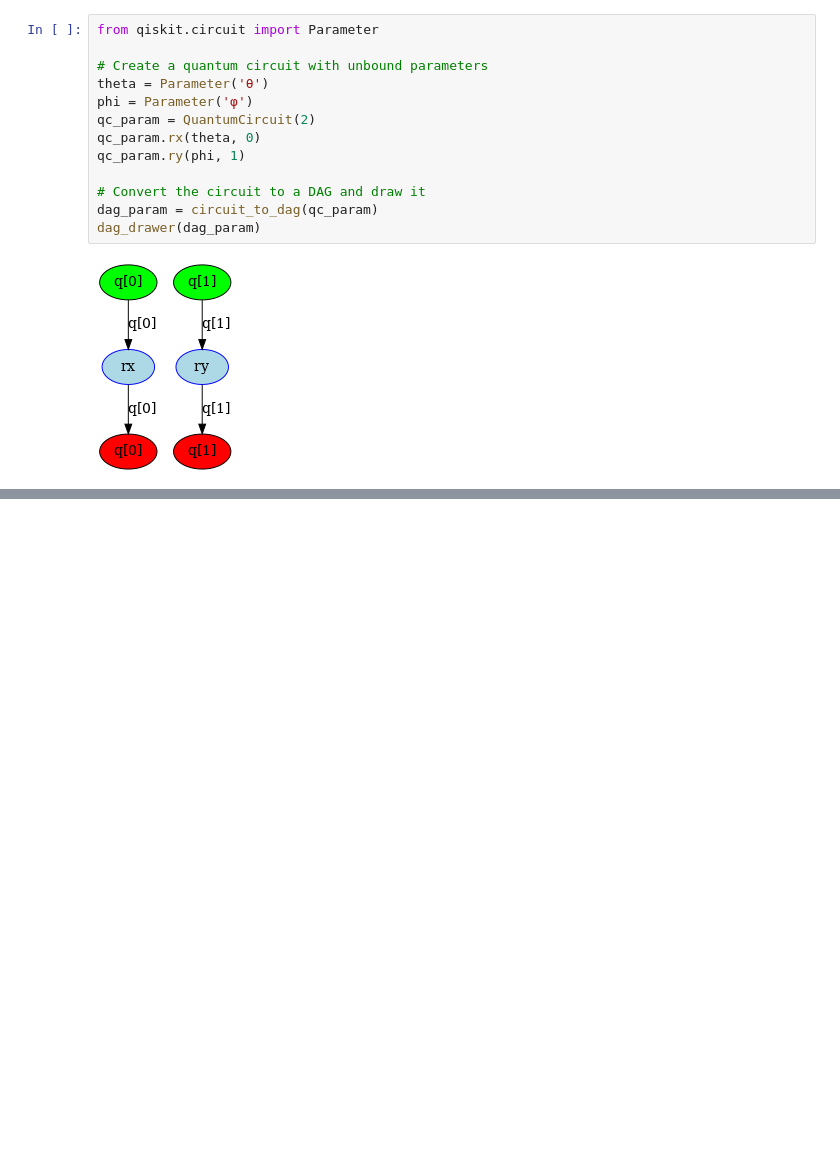
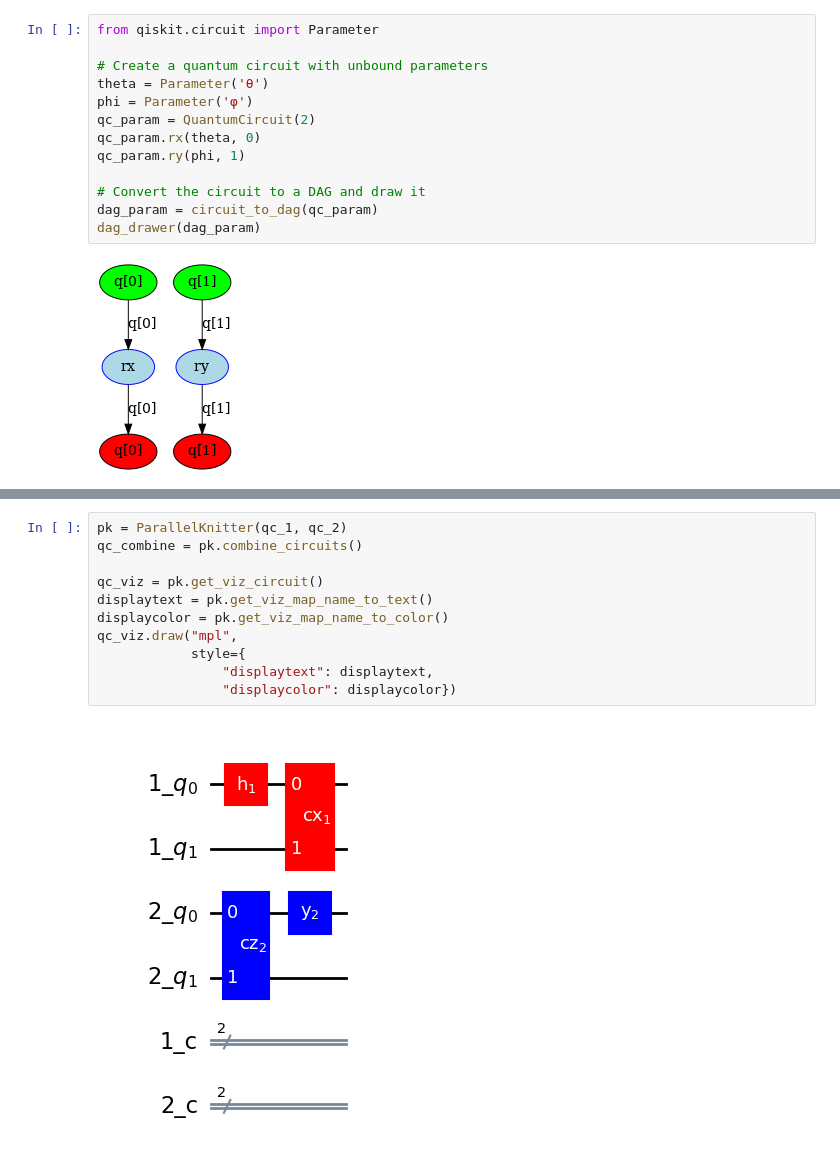
Before and after one commit to sola-st/qite-quantum-platform-testing, a Jupyter notebook: notebooks/011_Dag_Manipulation.ipynb, the cells around one changed output, grey strips where cells are left out. Cells and saved outputs as stored; diff of their text form; blank space fills up the shorter version.

```diff
--- a/notebooks/011_Dag_Manipulation.ipynb
+++ b/notebooks/011_Dag_Manipulation.ipynb
@@ -88,0 +192,13 @@ dag_drawer(dag_param)
+# %%
+pk = ParallelKnitter(qc_1, qc_2)
+qc_combine = pk.combine_circuits()
+
+qc_viz = pk.get_viz_circuit()
+displaytext = pk.get_viz_map_name_to_text()
+displaycolor = pk.get_viz_map_name_to_color()
+qc_viz.draw("mpl",
+            style={
+                "displaytext": displaytext,
+                "displaycolor": displaycolor})
+# %% [output]
+[figure, added]
```
Also changed, not shown: parts of 6 cells of this notebook, 4 other files.
